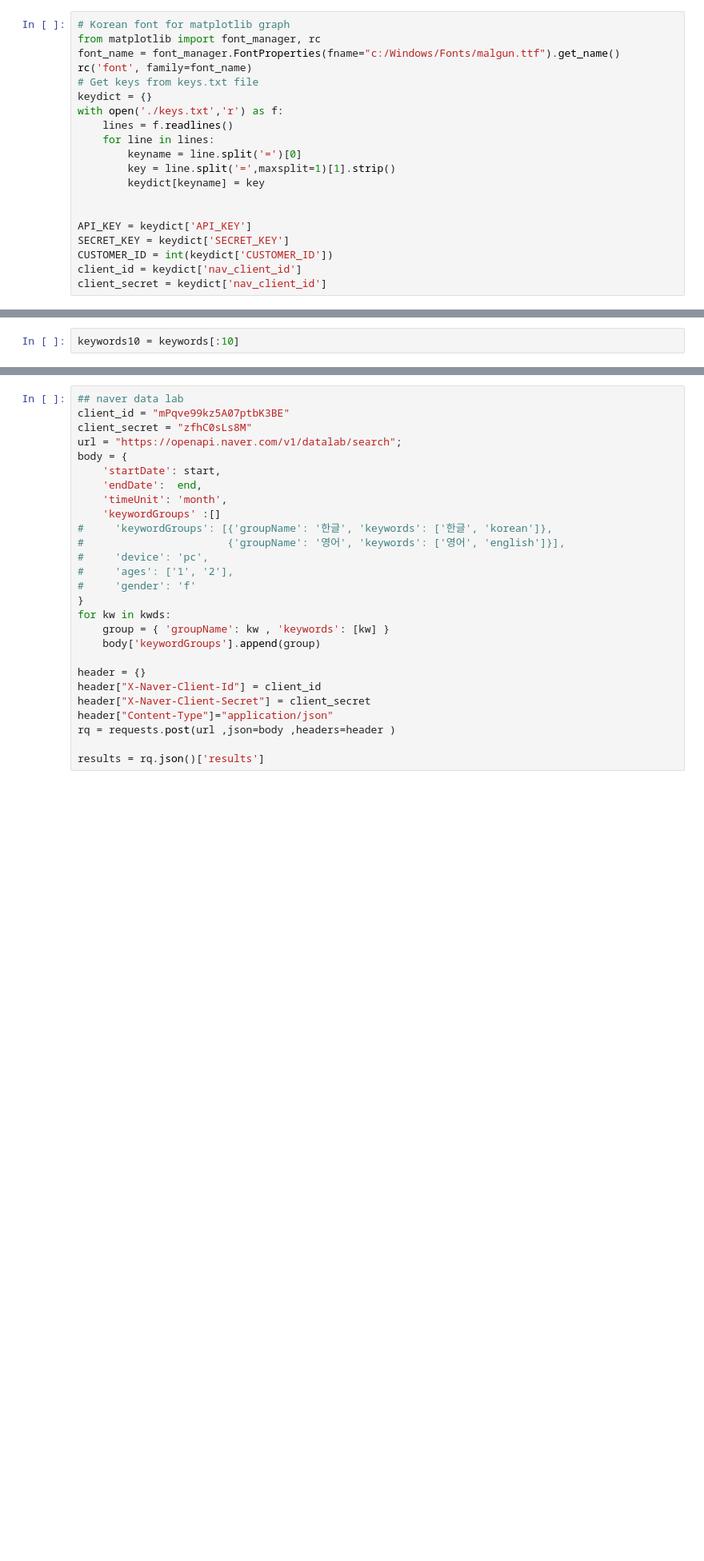
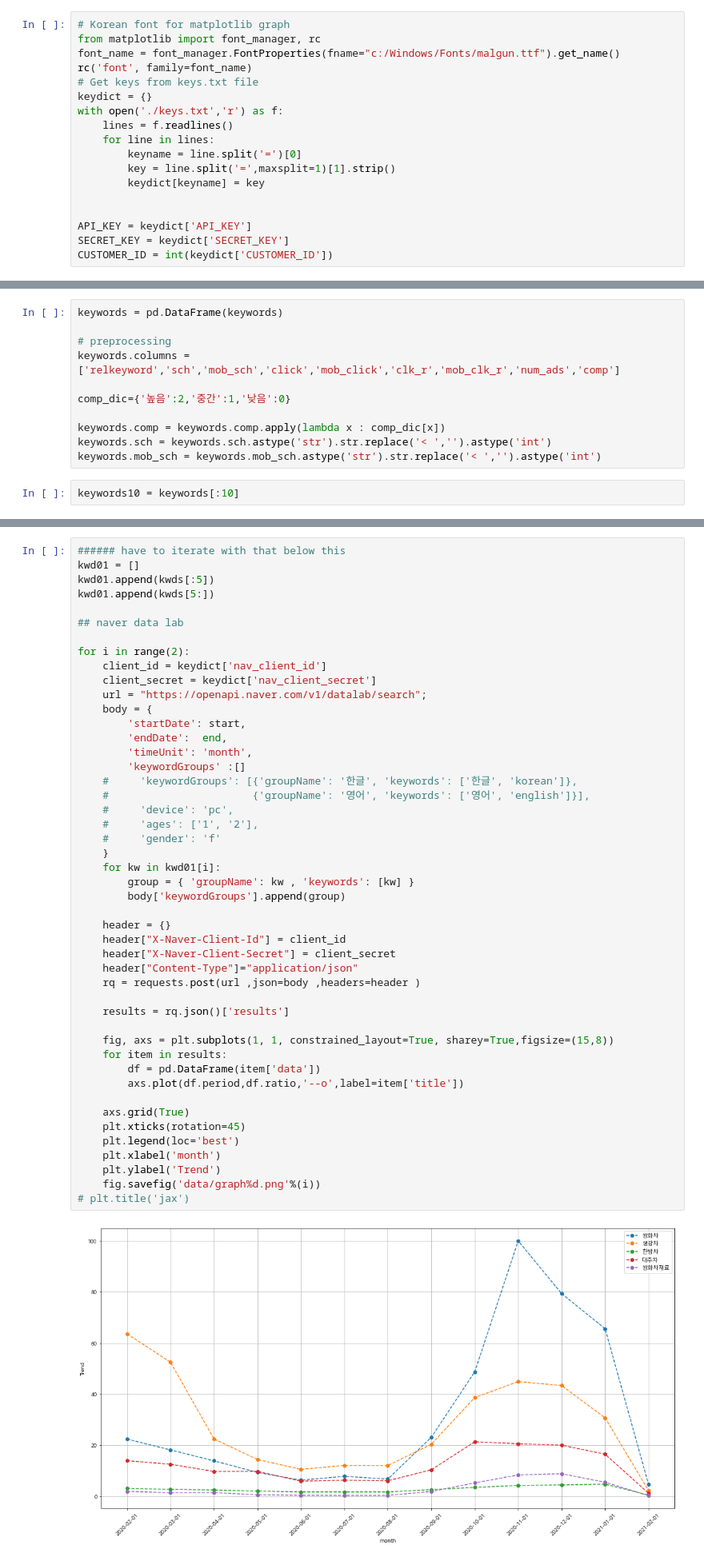
Before and after one commit to epsilon-deltta/MAIO, a Jupyter notebook: ad_management_sample.ipynb, the cells around one changed output, grey strips where cells are left out. Shown at 80% size. Cells and saved outputs as stored; diff of their text form; blank space fills up the shorter version.

Commit message:
fixed bugs in getting data using keywords

```diff
--- a/ad_management_sample.ipynb
+++ b/ad_management_sample.ipynb
@@ -213,8 +213,6 @@ with open('./keys.txt','r') as f:
 API_KEY = keydict['API_KEY']
 SECRET_KEY = keydict['SECRET_KEY']
 CUSTOMER_ID = int(keydict['CUSTOMER_ID'])
-client_id = keydict['nav_client_id']
-client_secret = keydict['nav_client_id']
 # %%
 kwd = '쌍화차'
 
@@ -252,2 +249,13 @@ keywords = pd.DataFrame(keywords)
+# %%
+keywords = pd.DataFrame(keywords)
+
+# preprocessing
+keywords.columns = ['relkeyword','sch','mob_sch','click','mob_click','clk_r','mob_clk_r','num_ads','comp']
+
+comp_dic={'높음':2,'중간':1,'낮음':0}
+
+keywords.comp = keywords.comp.apply(lambda x : comp_dic[x])
+keywords.sch = keywords.sch.astype('str').str.replace('< ','').astype('int')
+keywords.mob_sch = keywords.mob_sch.astype('str').str.replace('< ','').astype('int')
 # %%
 keywords10 = keywords[:10]
@@ -277,27 +269,49 @@ AttributeError: 'DataFrame' object has no attribute 'relkeyword'
 # %%
+###### have to iterate with that below this
+kwd01 = []
+kwd01.append(kwds[:5])
+kwd01.append(kwds[5:])
+
 ## naver data lab
-client_id = "mPqve99kz5A07ptbK3BE"
-client_secret = "zfhC0sLs8M"
-url = "https://openapi.naver.com/v1/datalab/search";
-body = {
-    'startDate': start,
-    'endDate':  end,
-    'timeUnit': 'month',
-    'keywordGroups' :[]
-#     'keywordGroups': [{'groupName': '한글', 'keywords': ['한글', 'korean']},
-#                       {'groupName': '영어', 'keywords': ['영어', 'english']}],
-#     'device': 'pc',
-#     'ages': ['1', '2'],
-#     'gender': 'f'
-}
-for kw in kwds:
-    group = { 'groupName': kw , 'keywords': [kw] }
-    body['keywordGroups'].append(group)
 
-header = {}
-header["X-Naver-Client-Id"] = client_id
-header["X-Naver-Client-Secret"] = client_secret
-header["Content-Type"]="application/json"
-rq = requests.post(url ,json=body ,headers=header )
+for i in range(2):
+    client_id = keydict['nav_client_id']
+    client_secret = keydict['nav_client_secret']
+    url = "https://openapi.naver.com/v1/datalab/search";
+    body = {
+        'startDate': start,
+        'endDate':  end,
+        'timeUnit': 'month',
+        'keywordGroups' :[]
+    #     'keywordGroups': [{'groupName': '한글', 'keywords': ['한글', 'korean']},
+    #                       {'groupName': '영어', 'keywords': ['영어', 'english']}],
+    #     'device': 'pc',
+    #     'ages': ['1', '2'],
+    #     'gender': 'f'
+    }
+    for kw in kwd01[i]:
+        group = { 'groupName': kw , 'keywords': [kw] }
+        body['keywordGroups'].append(group)
 
-results = rq.json()['results']
+    header = {}
+    header["X-Naver-Client-Id"] = client_id
+    header["X-Naver-Client-Secret"] = client_secret
+    header["Content-Type"]="application/json"
+    rq = requests.post(url ,json=body ,headers=header )
+
+    results = rq.json()['results']
+
+    fig, axs = plt.subplots(1, 1, constrained_layout=True, sharey=True,figsize=(15,8))
+    for item in results:
+        df = pd.DataFrame(item['data'])
+        axs.plot(df.period,df.ratio,'--o',label=item['title'])
+
+    axs.grid(True)
+    plt.xticks(rotation=45)
+    plt.legend(loc='best')
+    plt.xlabel('month')
+    plt.ylabel('Trend')
+    fig.savefig('data/graph%d.png'%(i))
+# plt.title('jax')
+# %% [output]
+[figure, added]
```
Also changed, not shown: parts of 7 cells of this notebook.
